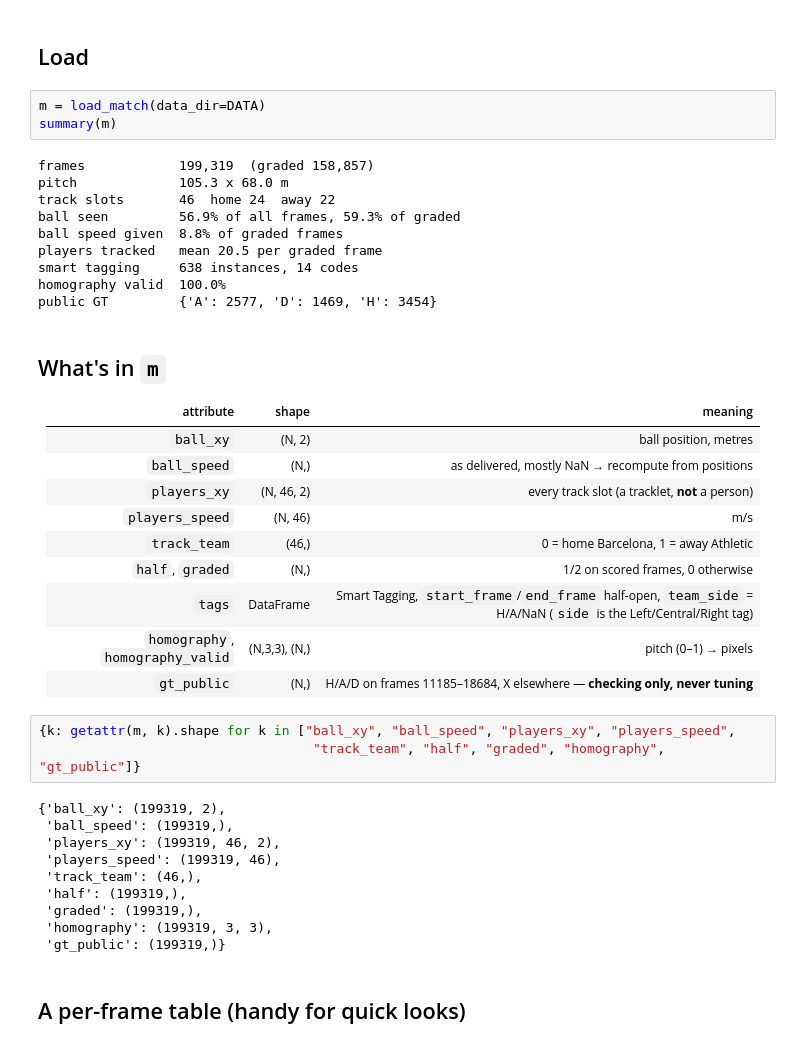
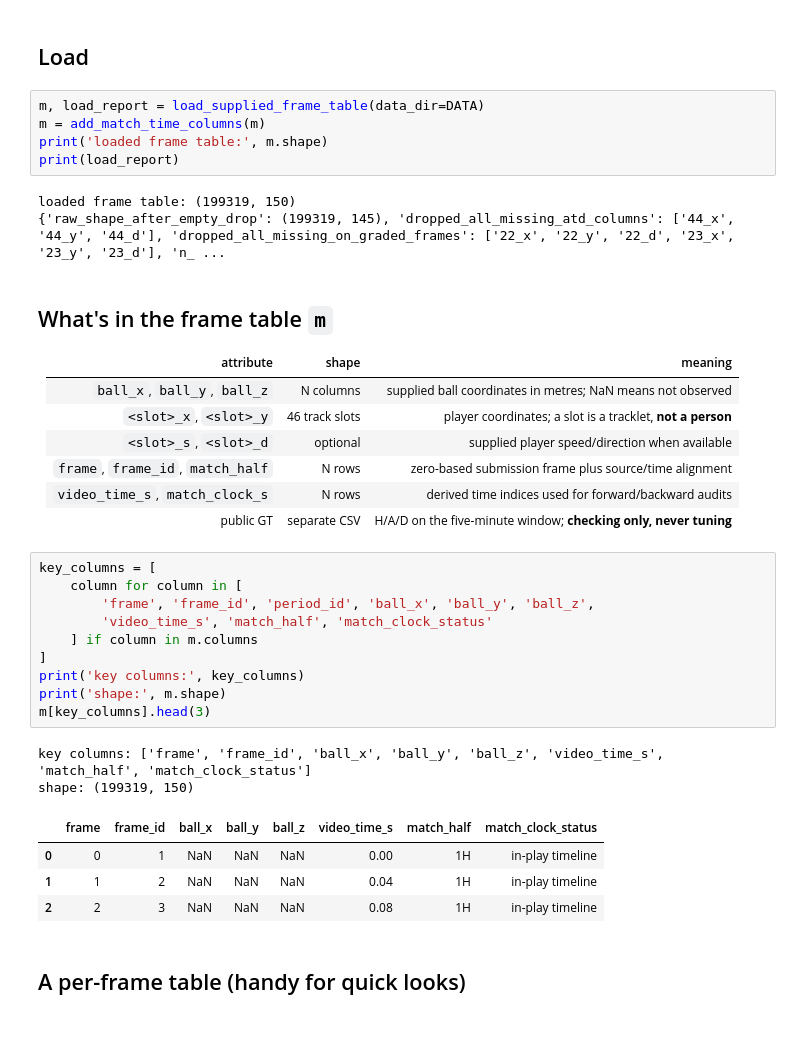
Before and after one commit to lukeaquilla11/Barcelona-hackathon, a Jupyter notebook: notebooks/00_load_data.ipynb, the cells around one changed output. Cells and saved outputs as stored; diff of their text form.

```diff
--- a/notebooks/00_load_data.ipynb
+++ b/notebooks/00_load_data.ipynb
@@ -42,45 +40,41 @@ data dir: <configured data directory>
 # %% [markdown]
 ## Load
 # %%
-m = load_match(data_dir=DATA)
-summary(m)
+m, load_report = load_supplied_frame_table(data_dir=DATA)
+m = add_match_time_columns(m)
+print('loaded frame table:', m.shape)
+print(load_report)
 # %% [output]
-frames            199,319  (graded 158,857)
-pitch             105.3 x 68.0 m
-track slots       46  home 24  away 22
-ball seen         56.9% of all frames, 59.3% of graded
-ball speed given  8.8% of graded frames
-players tracked   mean 20.5 per graded frame
-smart tagging     638 instances, 14 codes
-homography valid  100.0%
-public GT         {'A': 2577, 'D': 1469, 'H': 3454}
+loaded frame table: (199319, 150)
+{'raw_shape_after_empty_drop': (199319, 145), 'dropped_all_missing_atd_columns': ['44_x', '44_y', '44_d'], 'dropped_all_missing_on_graded_frames': ['22_x', '22_y', '22_d', '23_x', '23_y', '23_d'], 'n_ ...
 # %% [markdown]
-## What's in `m`
+## What's in the frame table `m`
 
 | attribute | shape | meaning |
 |---|---|---|
-| `ball_xy` | (N, 2) | ball position, metres |
-| `ball_speed` | (N,) | as delivered, mostly NaN → recompute from positions |
-| `players_xy` | (N, 46, 2) | every track slot (a tracklet, **not** a person) |
-| `players_speed` | (N, 46) | m/s |
-| `track_team` | (46,) | 0 = home Barcelona, 1 = away Athletic |
-| `half`, `graded` | (N,) | 1/2 on scored frames, 0 otherwise |
-| `tags` | DataFrame | Smart Tagging, `start_frame`/`end_frame` half-open, `team_side` = H/A/NaN (`side` is the Left/Central/Right tag) |
-| `homography`, `homography_valid` | (N,3,3), (N,) | pitch (0–1) → pixels |
-| `gt_public` | (N,) | H/A/D on frames 11185–18684, X elsewhere — **checking only, never tuning** |
+| `ball_x`, `ball_y`, `ball_z` | N columns | supplied ball coordinates in metres; NaN means not observed |
+| `<slot>_x`, `<slot>_y` | 46 track slots | player coordinates; a slot is a tracklet, **not a person** |
+| `<slot>_s`, `<slot>_d` | optional | supplied player speed/direction when available |
+| `frame`, `frame_id`, `match_half` | N rows | zero-based submission frame plus source/time alignment |
+| `video_time_s`, `match_clock_s` | N rows | derived time indices used for forward/backward audits |
+| public GT | separate CSV | H/A/D on the five-minute window; **checking only, never tuning** |
 # %%
-{k: getattr(m, k).shape for k in ["ball_xy", "ball_speed", "players_xy", "players_speed",
-                                   "track_team", "half", "graded", "homography", "gt_public"]}
+key_columns = [
+    column for column in [
+        'frame', 'frame_id', 'period_id', 'ball_x', 'ball_y', 'ball_z',
+        'video_time_s', 'match_half', 'match_clock_status'
+    ] if column in m.columns
+]
+print('key columns:', key_columns)
+print('shape:', m.shape)
+m[key_columns].head(3)
 # %% [output]
-{'ball_xy': (199319, 2),
- 'ball_speed': (199319,),
- 'players_xy': (199319, 46, 2),
- 'players_speed': (199319, 46),
- 'track_team': (46,),
- 'half': (199319,),
- 'graded': (199319,),
- 'homography': (199319, 3, 3),
- 'gt_public': (199319,)}
+key columns: ['frame', 'frame_id', 'ball_x', 'ball_y', 'ball_z', 'video_time_s', 'match_half', 'match_clock_status']
+shape: (199319, 150)
+|  | frame | frame_id | ball_x | ball_y | ball_z | video_time_s | match_half | match_clock_status |
+| 0 | 0 | 1 | NaN | NaN | NaN | 0.00 | 1H | in-play timeline |
+| 1 | 1 | 2 | NaN | NaN | NaN | 0.04 | 1H | in-play timeline |
+| 2 | 2 | 3 | NaN | NaN | NaN | 0.08 | 1H | in-play timeline |
 # %% [markdown]
 ## A per-frame table (handy for quick looks)
 # %% [markdown]
```
Also changed, not shown: parts of 4 cells of this notebook, 12 other files.
